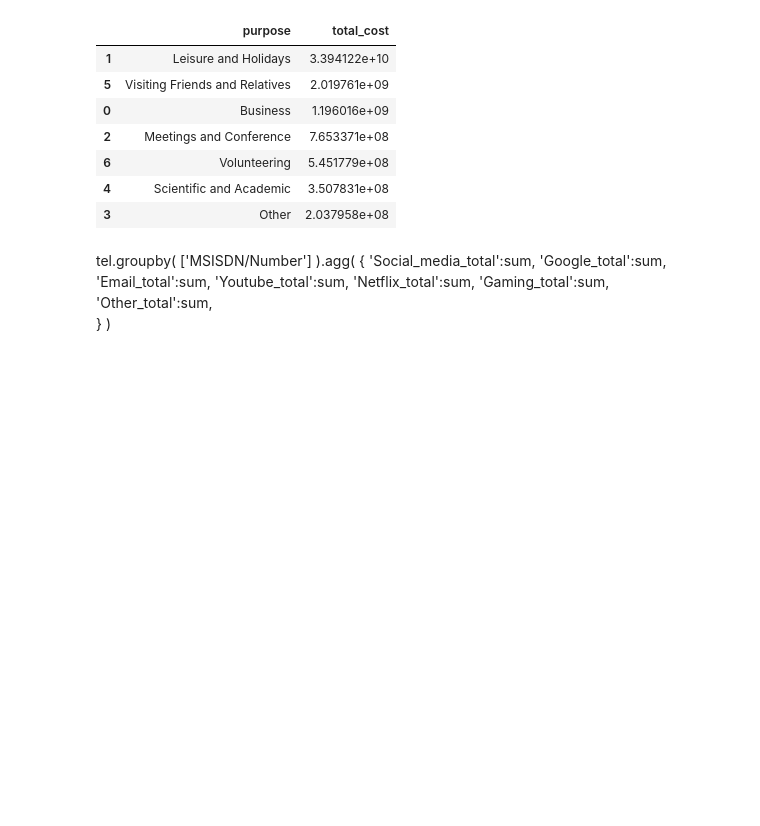
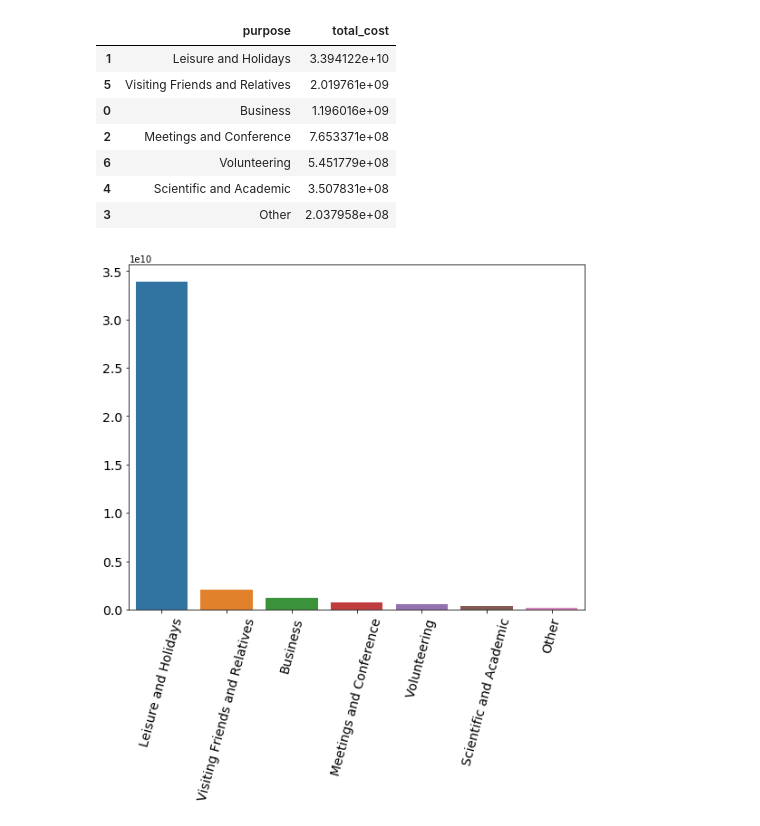
Before and after one commit to joluoch/Tz_Tourism_prediction, a Jupyter notebook: Notebooks/EDA.ipynb, the cells around one changed output. Saved outputs shown, nothing was run; the diff lists cells and outputs as text; code cells hidden in the pictures; blank space fills up the shorter version.

```diff
--- a/Notebooks/EDA.ipynb
+++ b/Notebooks/EDA.ipynb
@@ -216,6 +203,6 @@ Name: travel_with, dtype: int64
 # %%
-sssiond=data.groupby('purpose', as_index=False).agg({"total_cost": "sum"}).sort_values('total_cost', ascending= False)[:10]
-sssiond
+expenditure_purpose=data.groupby('purpose', as_index=False).agg({"total_cost": "sum"}).sort_values('total_cost', ascending= False)[:10]
+expenditure_purpose
 # %% [output]
 |  | purpose | total_cost |
 | 1 | Leisure and Holidays | 3.394122e+10 |
@@ -225,17 +212,3 @@ sssiond
 | 6 | Volunteering | 5.451779e+08 |
 | 4 | Scientific and Academic | 3.507831e+08 |
 | 3 | Other | 2.037958e+08 |
-# %% [markdown]
-tel.groupby(
-   ['MSISDN/Number']
-).agg(
-    {
-         'Social_media_total':sum,
-         'Google_total':sum,
-         'Email_total':sum,
-         'Youtube_total':sum,
-         'Netflix_total':sum,
-         'Gaming_total':sum,
-         'Other_total':sum,
-    }
-)
@@ -244,0 +215,4 @@ axis.set_title('Average Sales per Day')
+# %%
+plots.plot_bar(expenditure_purpose,'purpose','total_cost','','','')
+# %% [output]
+[figure, added]
```
Also changed, not shown: parts of 27 cells of this notebook, 1 other file.
